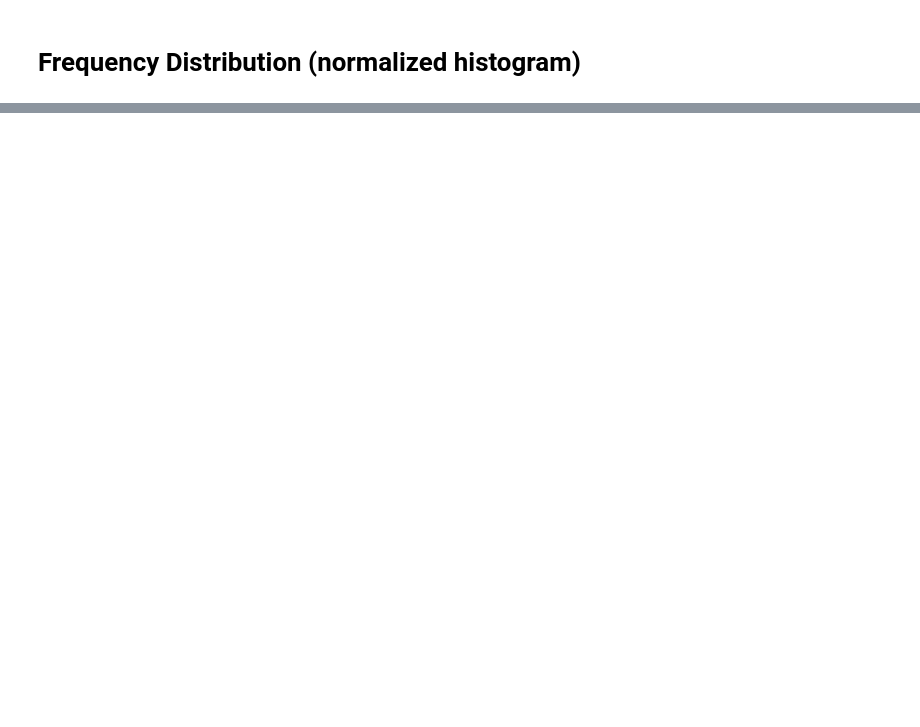
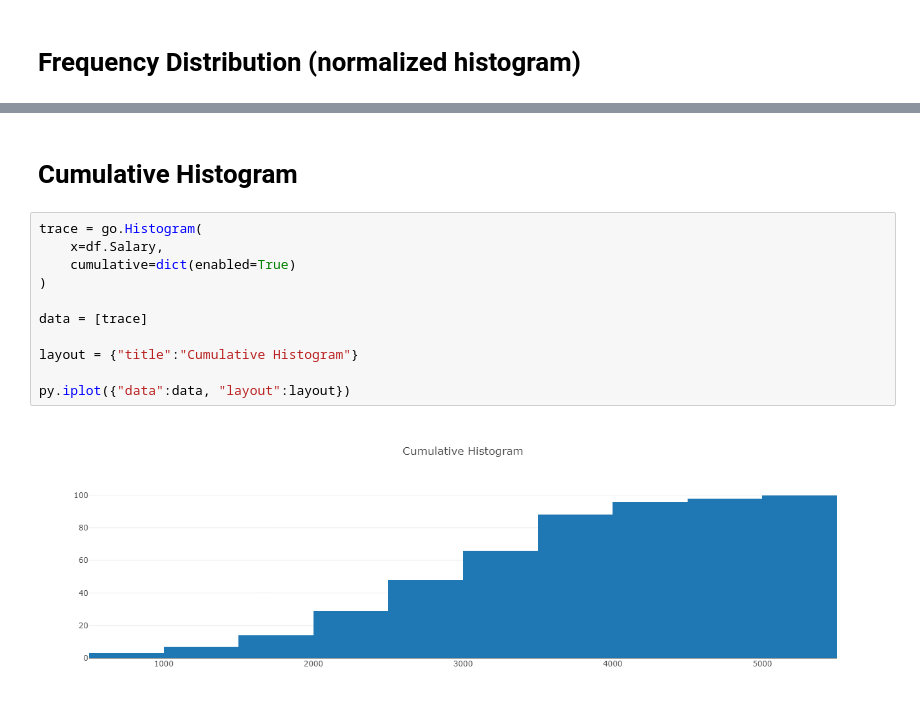
Before and after one commit to cesell/Data_Science_Reference, a Jupyter notebook: dsref/notebooks/demo_datavis_plotly.ipynb, the cells around one changed output, grey strips where cells are left out. Saved outputs shown, nothing was run; the diff lists cells and outputs as text; blank space fills up the shorter version.

```diff
--- a/dsref/notebooks/demo_datavis_plotly.ipynb
+++ b/dsref/notebooks/demo_datavis_plotly.ipynb
@@ -191,0 +229,15 @@ py.iplot({"data":data, "layout":layout})
+# %% [markdown]
+# Cumulative Histogram
+# %%
+trace = go.Histogram(
+    x=df.Salary,
+    cumulative=dict(enabled=True)
+)
+
+data = [trace]
+
+layout = {"title":"Cumulative Histogram"}
+
+py.iplot({"data":data, "layout":layout})
+# %% [output]
+[figure, added]
```
Also changed, not shown: parts of 24 cells of this notebook, 1 other file.
